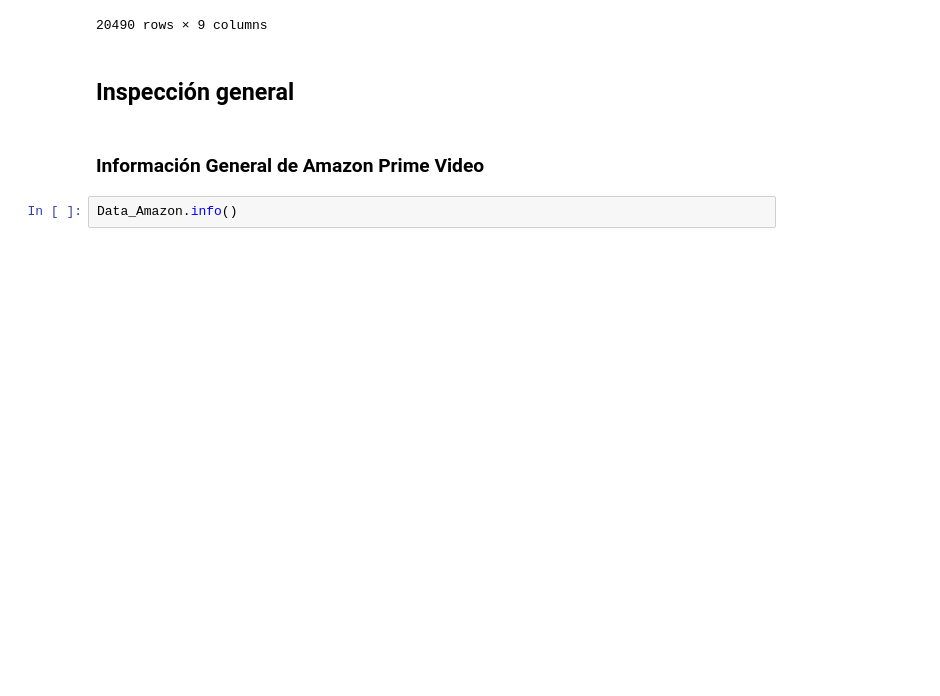
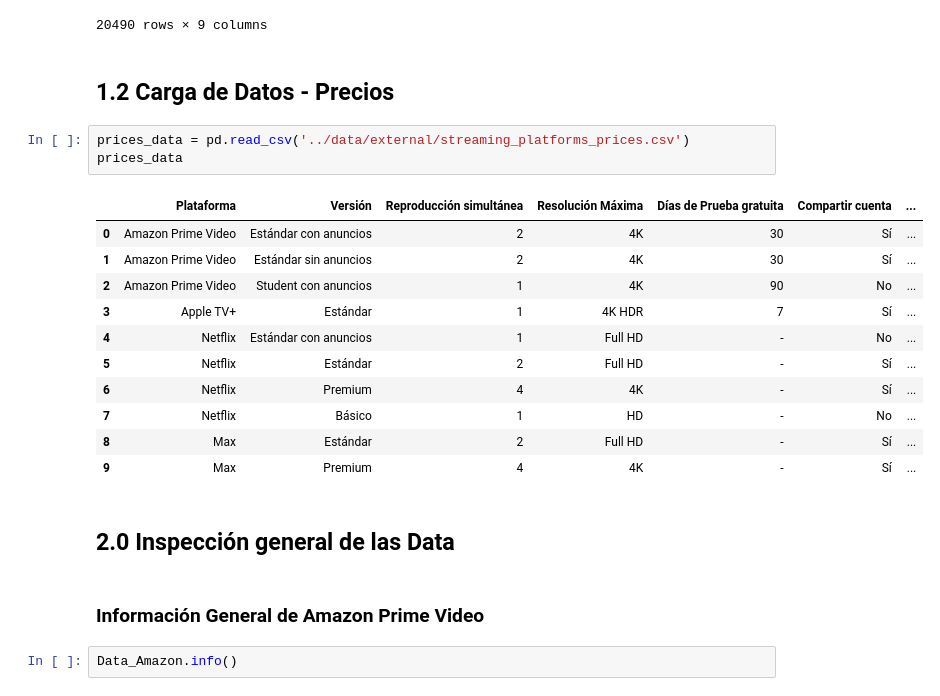
Before and after one commit to Sergio050799/Streaming_Data_Exploration, a Jupyter notebook: notebooks/01_data_loading.ipynb, the cells around one changed output. Cells and saved outputs as stored; diff of their text form; blank space fills up the shorter version.

```diff
--- a/notebooks/01_data_loading.ipynb
+++ b/notebooks/01_data_loading.ipynb
@@ -87,8 +89,25 @@ Data_Netflix
 | 20488 | NaN | tv | NaN | 2021.0 | NaN | NaN | NaN | US | ... |
 | 20489 | NaN | tv | NaN | 2022.0 | NaN | NaN | NaN | AD, AE, AG, AL, AO, AR, AT, AU, A... | ... |
 20490 rows × 9 columns
+# %% [markdown]
+## 1.2 Carga de Datos - Precios
+# %%
+prices_data = pd.read_csv('../data/external/streaming_platforms_prices.csv')
+prices_data
+# %% [output]
+|  | Plataforma | Versión | Reproducción simultánea | Resolución Máxima | Días de Prueba gratuita | Compartir cuenta | ... |
+| 0 | Amazon Prime Video | Estándar con anuncios | 2 | 4K | 30 | Sí | ... |
+| 1 | Amazon Prime Video | Estándar sin anuncios | 2 | 4K | 30 | Sí | ... |
+| 2 | Amazon Prime Video | Student con anuncios | 1 | 4K | 90 | No | ... |
+| 3 | Apple TV+ | Estándar | 1 | 4K HDR | 7 | Sí | ... |
+| 4 | Netflix | Estándar con anuncios | 1 | Full HD | - | No | ... |
+| 5 | Netflix | Estándar | 2 | Full HD | - | Sí | ... |
+| 6 | Netflix | Premium | 4 | 4K | - | Sí | ... |
+| 7 | Netflix | Básico | 1 | HD | - | No | ... |
+| 8 | Max | Estándar | 2 | Full HD | - | Sí | ... |
+| 9 | Max | Premium | 4 | 4K | - | Sí | ... |
 # %% [markdown]
-## Inspección general
+## 2.0 Inspección general de las Data
 # %% [markdown]
 ### Información General de Amazon Prime Video
 # %%
```
Also changed, not shown: parts of 7 cells of this notebook, 3 other files.
